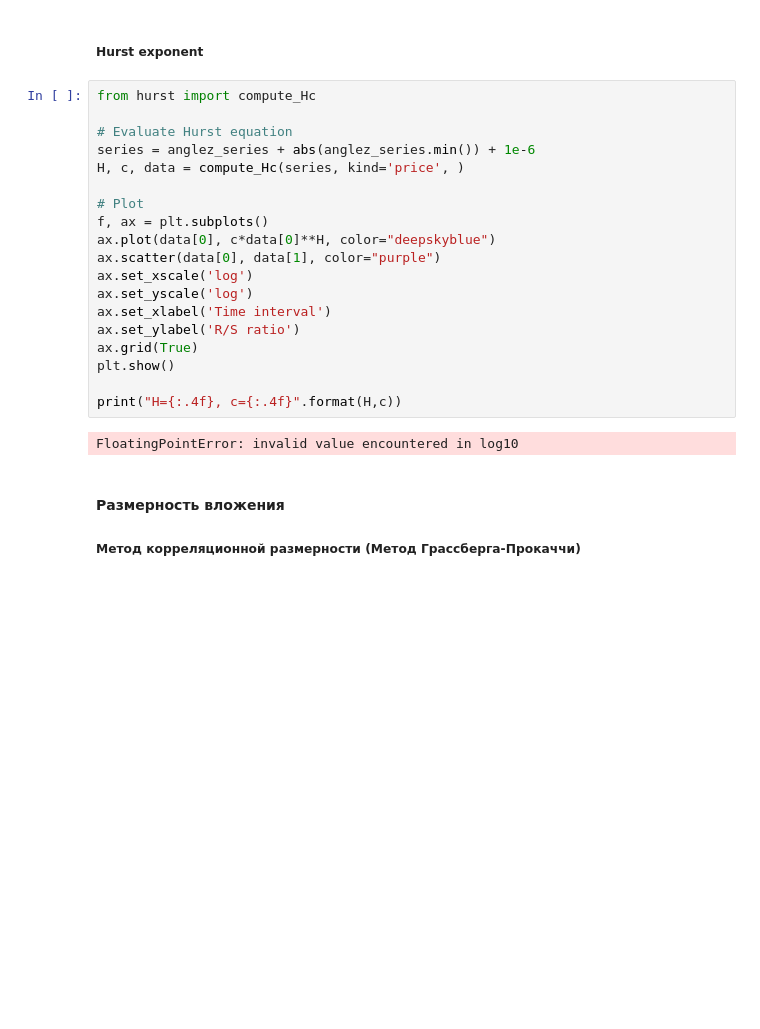
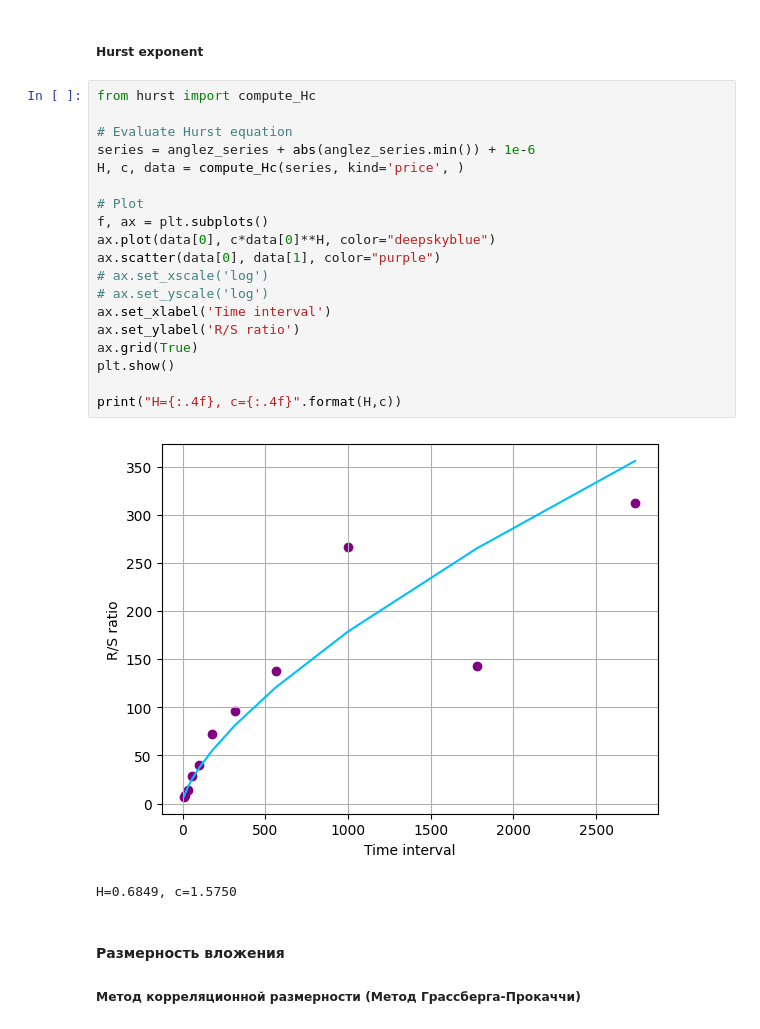
Before and after one commit to Felecort/TDA_Uni, a Jupyter notebook: src/0_topology-child-mind-institute.ipynb, the cells around one changed output. Cells and saved outputs as stored; diff of their text form; blank space fills up the shorter version.

```diff
--- a/src/0_topology-child-mind-institute.ipynb
+++ b/src/0_topology-child-mind-institute.ipynb
@@ -158,24 +154,25 @@ plot_wavelet(data=enmo_series, scales=scales, wavelet=wavelet, sampling_period=s
 # %%
 from hurst import compute_Hc
 
 # Evaluate Hurst equation
 series = anglez_series + abs(anglez_series.min()) + 1e-6
 H, c, data = compute_Hc(series, kind='price', )
 
 # Plot
 f, ax = plt.subplots()
 ax.plot(data[0], c*data[0]**H, color="deepskyblue")
 ax.scatter(data[0], data[1], color="purple")
-ax.set_xscale('log')
-ax.set_yscale('log')
+# ax.set_xscale('log')
+# ax.set_yscale('log')
 ax.set_xlabel('Time interval')
 ax.set_ylabel('R/S ratio')
 ax.grid(True)
 plt.show()
 
 print("H={:.4f}, c={:.4f}".format(H,c))
 # %% [output]
+[figure, added]
-FloatingPointError: invalid value encountered in log10
+H=0.6849, c=1.5750
 # %% [markdown]
 
 #### Размерность вложения
```
Also changed, not shown: parts of 3 cells of this notebook.
